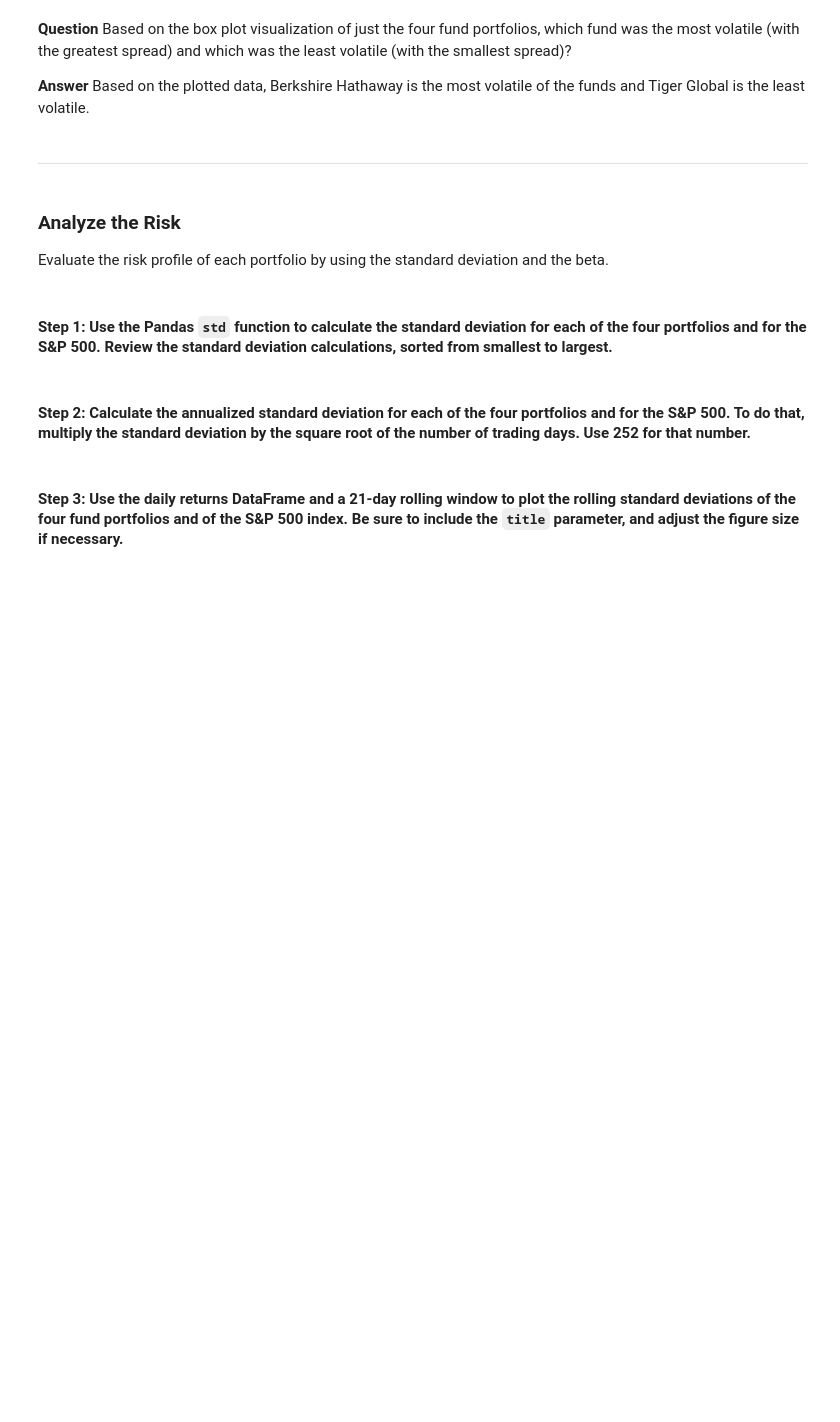
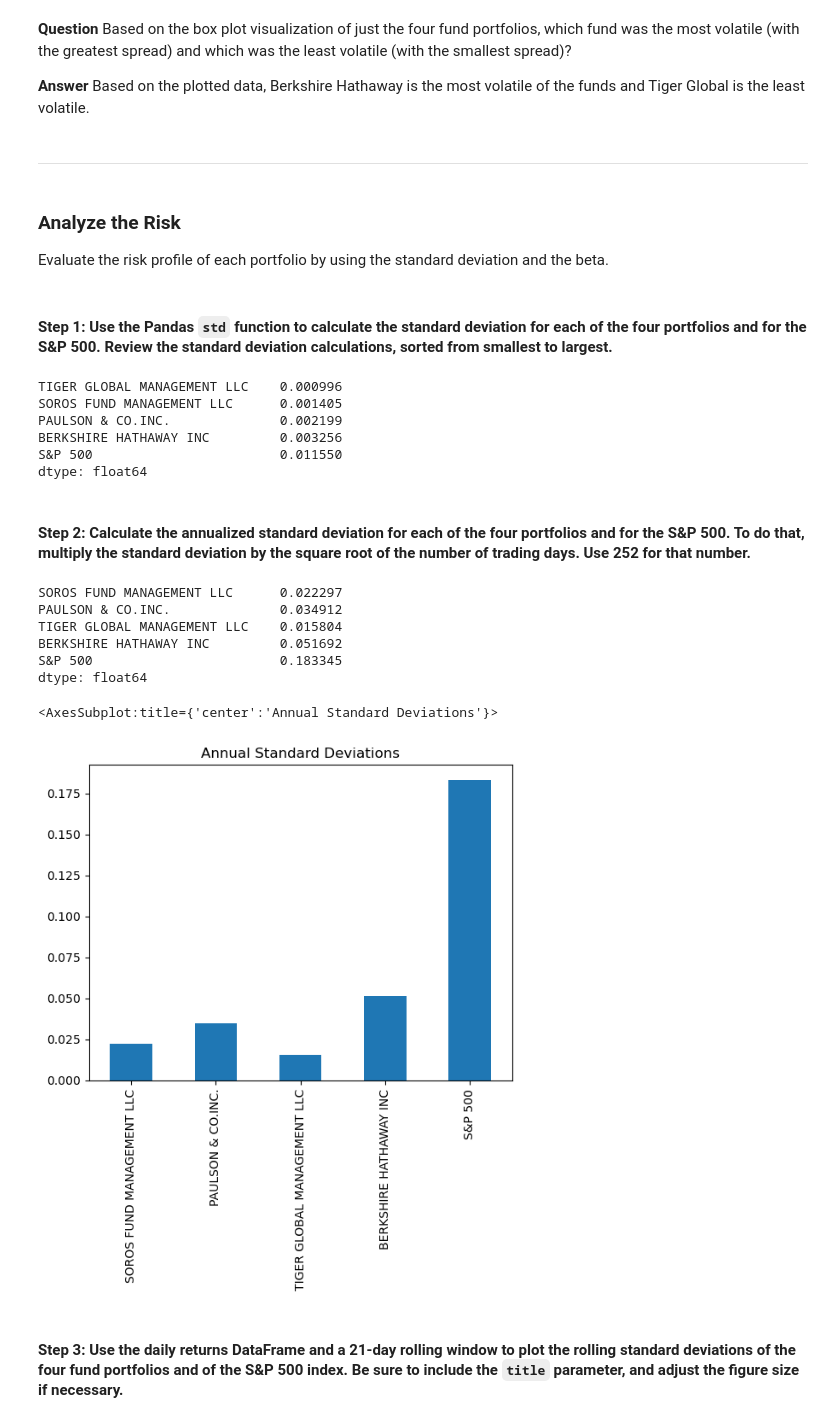
Before and after one commit to MLeGare29/RISK_RETURN_ANALYSIS, a Jupyter notebook: risk_return_analysis.ipynb, the cells around one changed output. Drawn from its saved outputs; the diff is of its cells as text; code cells hidden in the pictures; blank space fills up the shorter version.

```diff
--- a/risk_return_analysis.ipynb
+++ b/risk_return_analysis.ipynb
@@ -241,13 +255,38 @@ Evaluate the risk profile of each portfolio by using the standard deviation and
 # %%
 # Calculate and sort the standard deviation for all 4 portfolios and the S&P 500
 # Review the standard deviations sorted smallest to largest
-# YOUR CODE HERE
+full_standard_deviations = daily_returns_df.std()
+
+full_standard_deviations.sort_values()
+# %% [output]
+TIGER GLOBAL MANAGEMENT LLC    0.000996
+SOROS FUND MANAGEMENT LLC      0.001405
+PAULSON & CO.INC.              0.002199
+BERKSHIRE HATHAWAY INC         0.003256
+S&P 500                        0.011550
+dtype: float64
 # %% [markdown]
 #### Step 2: Calculate the annualized standard deviation for each of the four portfolios and for the S&P 500. To do that, multiply the standard deviation by the square root of the number of trading days. Use 252 for that number.
 # %%
 # Calculate and sort the annualized standard deviation (252 trading days) of the 4 portfolios and the S&P 500
 # Review the annual standard deviations smallest to largest
-# YOUR CODE HERE
+# Define the trading_days variables
+trading_days_1 = 252
+trading_days_2 = 21
+
+annual_standard_deviations = daily_returns_df.std() * np.sqrt(trading_days_1)
+
+display(annual_standard_deviations)
+annual_standard_deviations.plot.bar(title='Annual Standard Deviations')
+# %% [output]
+SOROS FUND MANAGEMENT LLC      0.022297
+PAULSON & CO.INC.              0.034912
+TIGER GLOBAL MANAGEMENT LLC    0.015804
+BERKSHIRE HATHAWAY INC         0.051692
+S&P 500                        0.183345
+dtype: float64
+<AxesSubplot:title={'center':'Annual Standard Deviations'}>
+[figure, added]
 # %% [markdown]
 #### Step 3: Use the daily returns DataFrame and a 21-day rolling window to plot the rolling standard deviations of the four fund portfolios and of the S&P 500 index. Be sure to include the `title` parameter, and adjust the figure size if necessary.
 # %%
```
Also changed, not shown: parts of 11 cells of this notebook.
